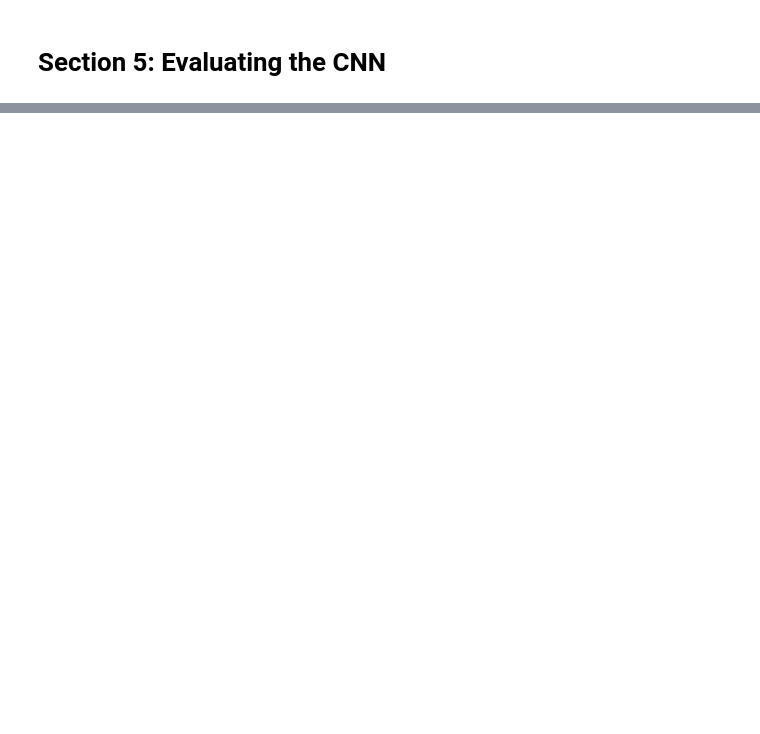
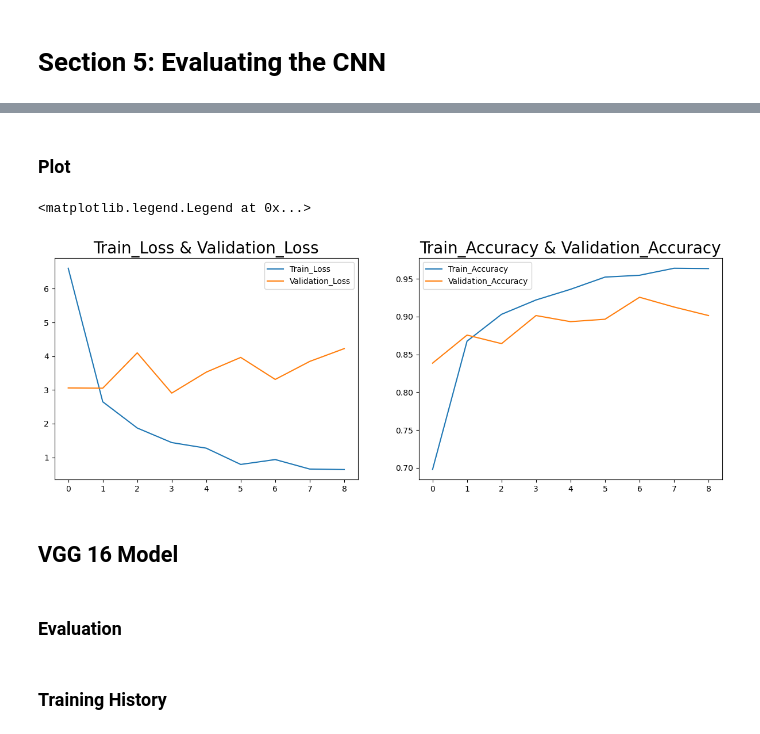
Before and after one commit to chuongtran01/brain-tumors-classification, a Jupyter notebook: cnn.ipynb, the cells around one changed output, grey strips where cells are left out. Cells and saved outputs as stored; diff of their text form; code cells hidden in the pictures; blank space fills up the shorter version.

Commit message:
Added VGG16 Model

```diff
--- a/cnn.ipynb
+++ b/cnn.ipynb
@@ -130,0 +113,3 @@ for images, labels in train.take(1): # iterate over the 1st batch in train set
+# %%
+checkpoint_cb =ModelCheckpoint("my_keras_model.h5", save_best_only=True)
+early_stopping_cb =EarlyStopping(patience=5, restore_best_weights=True)
@@ -225,0 +216,9 @@ Epoch 10/10
+# %%
+base_model = tf.keras.applications.VGG16(input_shape=(224,224,3),include_top=False,weights='imagenet')
+base_model.trainable = False
+vgg16_model=tf.keras.models.Sequential()
+vgg16_model.add(base_model)
+vgg16_model.add(tf.keras.layers.Flatten())
+vgg16_model.add(tf.keras.layers.Dropout(.5))
+vgg16_model.add(tf.keras.layers.Dense(4,activation=tf.nn.softmax))
+vgg16_model.summary()
@@ -225,0 +251,4 @@ Epoch 10/10
+# %%
+vgg16_model.compile(optimizer ='adam',loss='sparse_categorical_crossentropy', metrics=['accuracy'])
+
+hist=vgg16_model.fit_generator(vgg16_train,epochs=20,validation_data=vgg16_validation,callbacks=[checkpoint_cb,early_stopping_cb])
@@ -350,0 +332,3 @@ NameError: name 'model' is not defined
+# %%
+hist_=pd.DataFrame(hist.history)
+hist_
@@ -350,0 +346,21 @@ NameError: name 'model' is not defined
+# %% [markdown]
+### Plot
+# %%
+plt.figure(figsize=(15,5))
+plt.subplot(1,2,1)
+plt.plot(hist_['loss'],label='Train_Loss')
+plt.plot(hist_['val_loss'],label='Validation_Loss')
+plt.title('Train_Loss & Validation_Loss',fontsize=20)
+plt.legend()
+plt.subplot(1,2,2)
+plt.plot(hist_['accuracy'],label='Train_Accuracy')
+plt.plot(hist_['val_accuracy'],label='Validation_Accuracy')
+plt.title('Train_Accuracy & Validation_Accuracy',fontsize=20)
+plt.legend()
+# %% [output]
+<matplotlib.legend.Legend at 0x...>
+[figure, added]
+# %% [markdown]
+## VGG 16 Model
+# %% [markdown]
+### Evaluation
@@ -350,0 +371,2 @@ NameError: name 'model' is not defined
+# %% [markdown]
+### Training History
```
Also changed, not shown: parts of 40 cells of this notebook.
